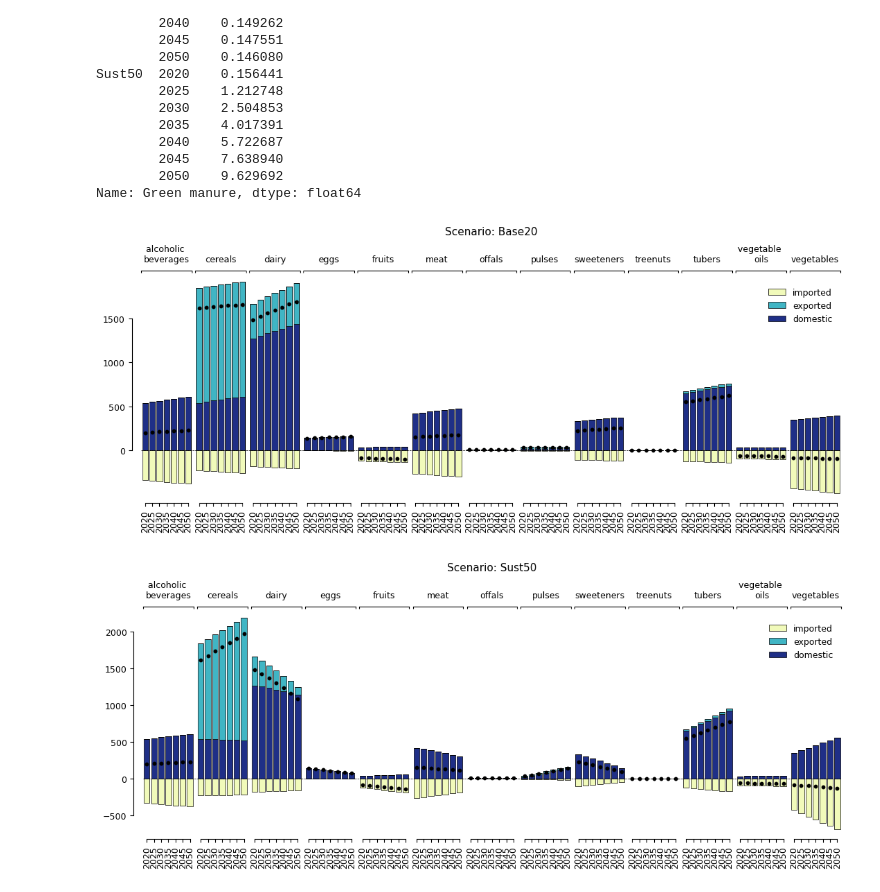
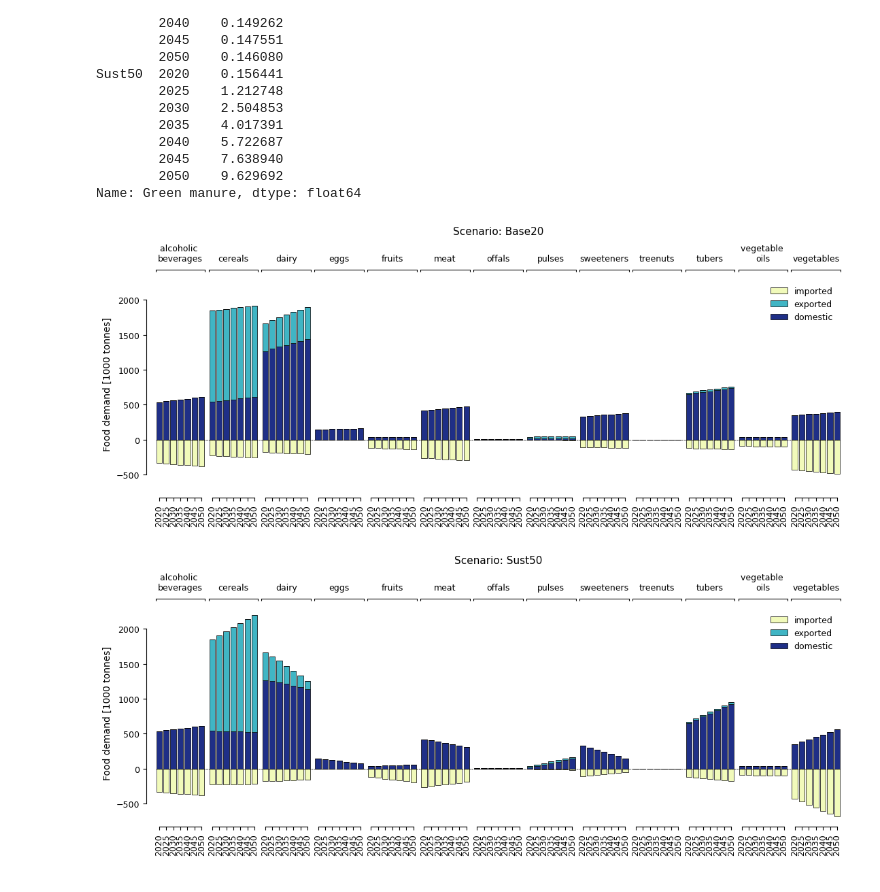
Before and after one commit to SLU-foodsystems/CIBUSmod, a Jupyter notebook: notebooks/example_scenario.ipynb, the cells around one changed output. Saved outputs shown, nothing was run; the diff lists cells and outputs as text; code cells hidden in the pictures.

Commit message:
Minor changes to plots

```diff
--- a/notebooks/example_scenario.ipynb
+++ b/notebooks/example_scenario.ipynb
@@ -838,26 +838,27 @@ Name: Green manure, dtype: float64
 # %%
 plot_data = (
     session.get_attr(
         module='D',
         attr='food_demand_to_processing',
         groupby=['origin','food_group']
     ).add(
         session.get_attr(
             module='D',
             attr='export_demand',
             groupby=['origin','food_group']
         ).rename(columns={'domestic':'exported'}),
         fill_value = 0
     )
     .stack()
     .fillna(0)
 )/1000000
 plot_data.loc[:,'imported'] = -plot_data.loc[:,'imported']
 
 for scn in session.scenarios():
     fig, ax = plt.subplots(figsize=(13,4))
-    cm.plot.bar(plot_data.loc[scn], group_levels='food_group', grouptitle=f'Scenario: {scn}', ax=ax, **bar_style)
+    cm.plot.bar(plot_data.loc[scn], group_levels='food_group', grouptitle=f'Scenario: {scn}', ax=ax,
+                ylim=(-700, 2300), totmarker='none', ylabel='Food demand [1000 tonnes]', **bar_style)
     plt.show()
 # %% [output]
-[figure, old version]
+[figure, new version]
-[figure, old version]
+[figure, new version]
```
Also changed, not shown: parts of 7 cells of this notebook.
